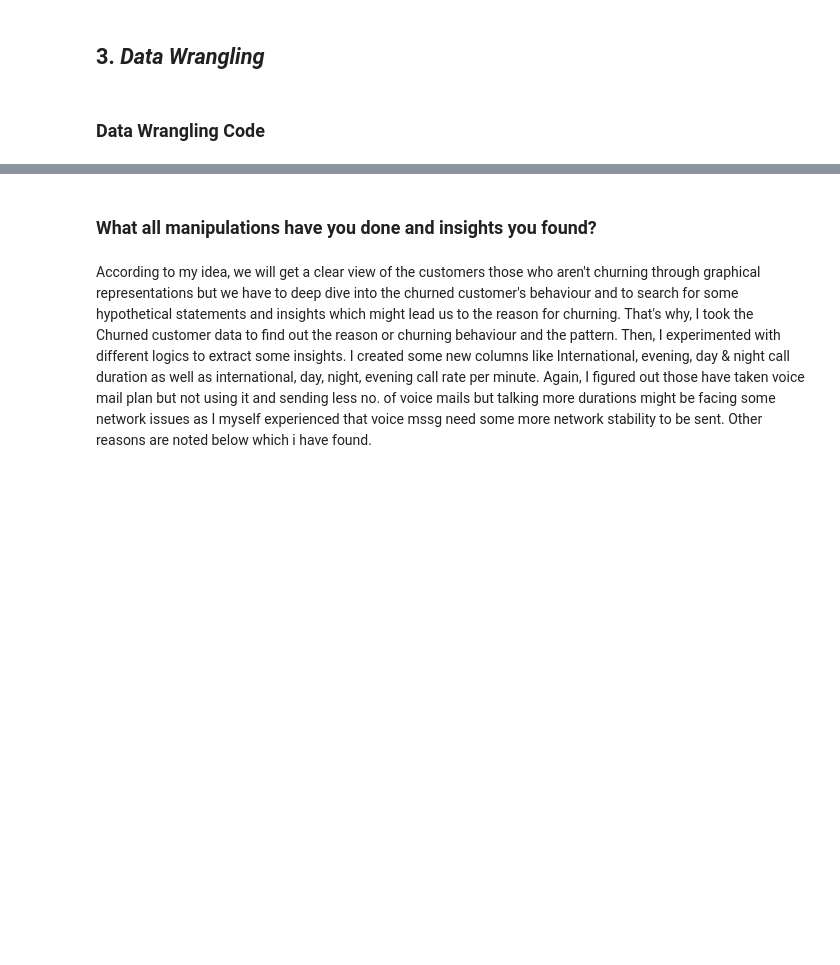
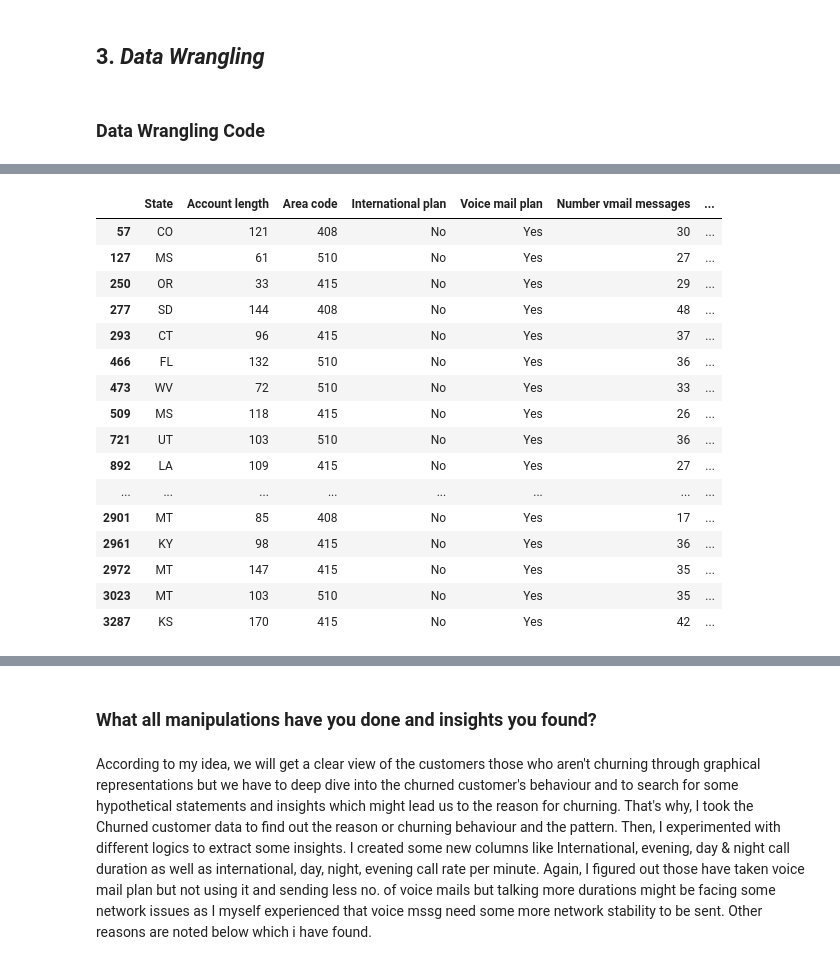
Before and after one commit to AnujRameshRindhe/EDA_Telecom_Churn_analysis, a Jupyter notebook: Telecom_churn_analysis.ipynb, the cells around one changed output, grey strips where cells are left out. Drawn from its saved outputs; the diff is of its cells as text; code cells hidden in the pictures; blank space fills up the shorter version.

```diff
--- a/Telecom_churn_analysis.ipynb
+++ b/Telecom_churn_analysis.ipynb
@@ -349,0 +312,4 @@ KeyError: ignored
+# %%
+print("Customers churning without international plan")
+df_churn_intl_no=df_churn[df_churn['International plan']=='No']
+df_churn_intl_no
@@ -356,7 +450,25 @@ df_churn_intl_yes['Number vmail messages'].value_counts().reset_index(name="User
 # %%
 # Customers data with no international plan and voice mail plan
 voice_mail_plan_yes =df_churn_intl_no[df_churn_intl_no['Voice mail plan']=='Yes']
-voice_mail_plan_yes.describe()
+voice_mail_plan_yes
+# %% [output]
+|  | State | Account length | Area code | International plan | Voice mail plan | Number vmail messages | ... |
+| 57 | CO | 121 | 408 | No | Yes | 30 | ... |
+| 127 | MS | 61 | 510 | No | Yes | 27 | ... |
+| 250 | OR | 33 | 415 | No | Yes | 29 | ... |
+| 277 | SD | 144 | 408 | No | Yes | 48 | ... |
+| 293 | CT | 96 | 415 | No | Yes | 37 | ... |
+| 466 | FL | 132 | 510 | No | Yes | 36 | ... |
+| 473 | WV | 72 | 510 | No | Yes | 33 | ... |
+| 509 | MS | 118 | 415 | No | Yes | 26 | ... |
+| 721 | UT | 103 | 510 | No | Yes | 36 | ... |
+| 892 | LA | 109 | 415 | No | Yes | 27 | ... |
+| ... | ... | ... | ... | ... | ... | ... | ... |
+| 2901 | MT | 85 | 408 | No | Yes | 17 | ... |
+| 2961 | KY | 98 | 415 | No | Yes | 36 | ... |
+| 2972 | MT | 147 | 415 | No | Yes | 35 | ... |
+| 3023 | MT | 103 | 510 | No | Yes | 35 | ... |
+| 3287 | KS | 170 | 415 | No | Yes | 42 | ... |
 # %%
 # Customers data with international plan and no voice mail plan
 voice_mail_plan_yes=df_churn_intl_yes[df_churn_intl_yes['Voice mail plan']=='Yes']
```
Also changed, not shown: parts of 23 cells of this notebook.
